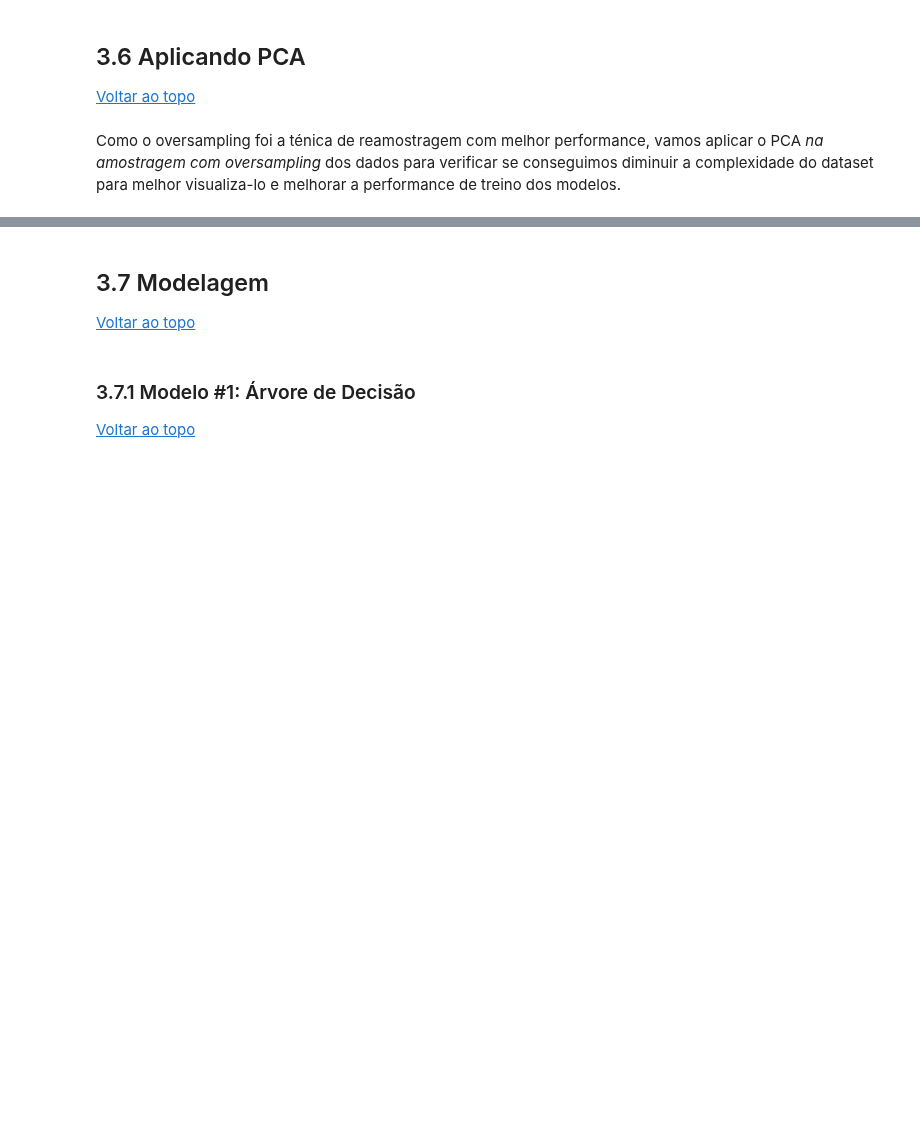
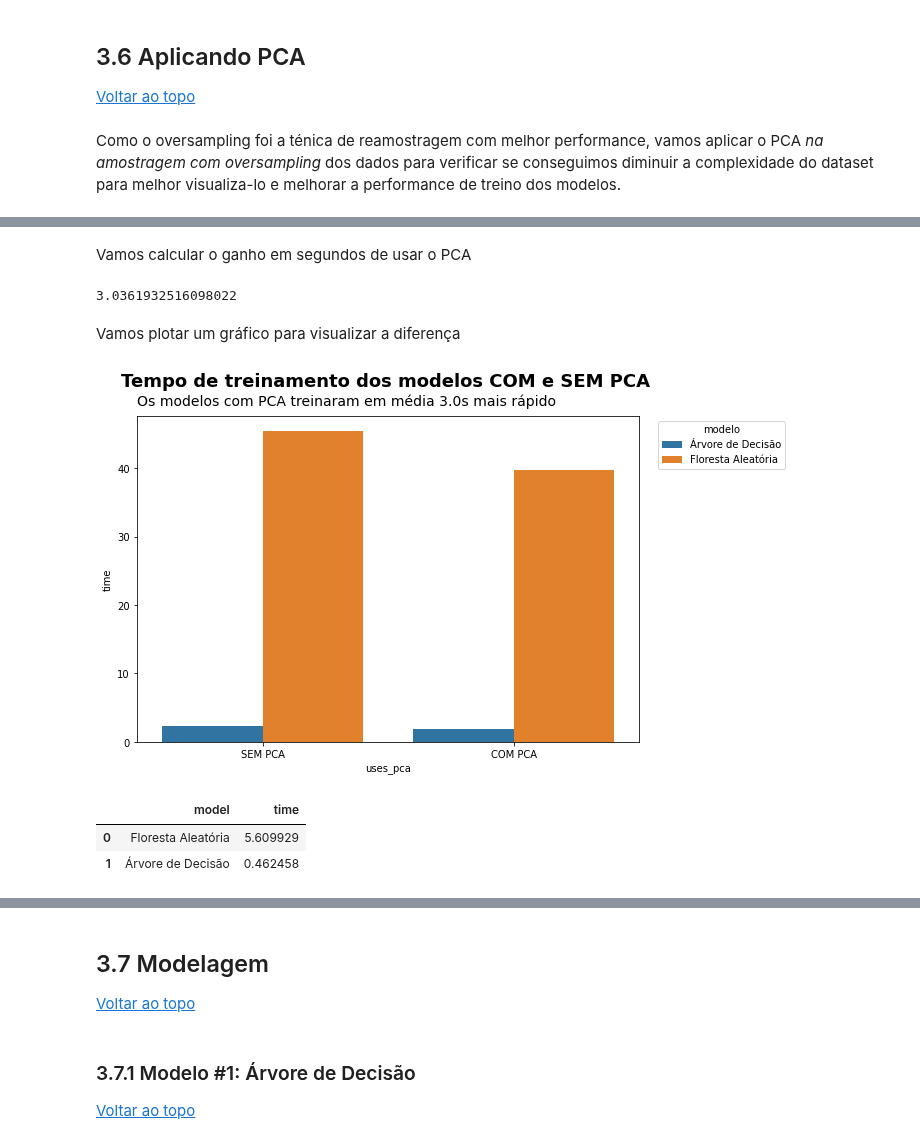
Before and after one commit to gutessitore/StellarClassification, a Jupyter notebook: Relatorio.ipynb, the cells around one changed output, grey strips where cells are left out. Saved outputs shown, nothing was run; the diff lists cells and outputs as text; code cells hidden in the pictures; blank space fills up the shorter version.

```diff
--- a/Relatorio.ipynb
+++ b/Relatorio.ipynb
@@ -731,0 +744,2 @@ plt.show()
+# %%
+n_first_components = pca_data[:, :6]
@@ -731,0 +750,35 @@ plt.show()
+# %%
+def plot_pca_timings(models_list, X, n_first_components, y):
+    def return_traning_time(model, X, y):
+        start = time()
+        model.fit(X, y)
+        finish = time()
+        return finish - start
+
+    # Sem PCA
+    timings_sem_pca = [
+        (m['nome'], 'SEM PCA', return_traning_time(m['model'], X, y))
+        for m in models_list
+    ]
+
+    # Com PCA
+    timings_com_pca = [
+        (m['nome'], 'COM PCA', return_traning_time(m['model'], n_first_components, y))
+        for m in models_list
+    ]
+
+    timings_pca = pd.DataFrame(timings_sem_pca + timings_com_pca, columns=['model', 'uses_pca', 'time'])
+
+    return timings_pca
+# %%
+lista_modelos = [
+    {'nome': 'Árvore de Decisão', 'model': DecisionTreeClassifier(random_state=42)},
+    {'nome': 'Floresta Aleatória', 'model': RandomForestClassifier(random_state=42)},
+    {'nome': 'Naive Bayes', 'model': GaussianNB()},
+    {'nome': 'KNN', 'model': KNeighborsClassifier()},
+    {'nome': 'SVC', 'model': SVC(random_state=42)},
+    {'nome': 'Regressão Logística', 'model': LogisticRegression(random_state=42)}
+]
+# %%
+timings_pca = plot_pca_timings(lista_modelos, X_train_oversam, n_first_components, y_train_oversam)
+timings_pca
@@ -731,0 +794,27 @@ plt.show()
+# %% [markdown]
+Vamos calcular o ganho em segundos de usar o PCA
+# %%
+media_com = timings_pca[timings_pca.uses_pca == 'COM PCA']['time'].mean()
+media_sem = timings_pca[timings_pca.uses_pca == 'SEM PCA']['time'].mean()
+ganho_pca = media_sem - media_com
+ganho_pca  # Em segundos
+# %% [output]
+3.0361932516098022
+# %% [markdown]
+Vamos plotar um gráfico para visualizar a diferença
+# %%
+plt.figure(figsize=(9, 6))
+plt.suptitle('Tempo de treinamento dos modelos COM e SEM PCA', weight='bold', fontsize=18, horizontalalignment='left', x=0.1)
+plt.title(f'Os modelos com PCA treinaram em média {ganho_pca:.1f}s mais rápido', pad=10, loc='left', fontsize=14)
+ax = sns.barplot(data=timings_pca, x='uses_pca', y='time', hue='model')
+ax.legend(title='modelo', title_fontsize=10, fontsize=10, bbox_to_anchor=(1.3, 1))
+plt.show()
+# %% [output]
+[figure, added]
+# %%
+df_ganho_pca = timings_pca.groupby('model')['time'].apply(lambda x: abs(x.iloc[0] - x.iloc[-1])).reset_index()
+df_ganho_pca
+# %% [output]
+|  | model | time |
+| 0 | Floresta Aleatória | 5.609929 |
+| 1 | Árvore de Decisão | 0.462458 |
```
Also changed, not shown: parts of 28 cells of this notebook.
